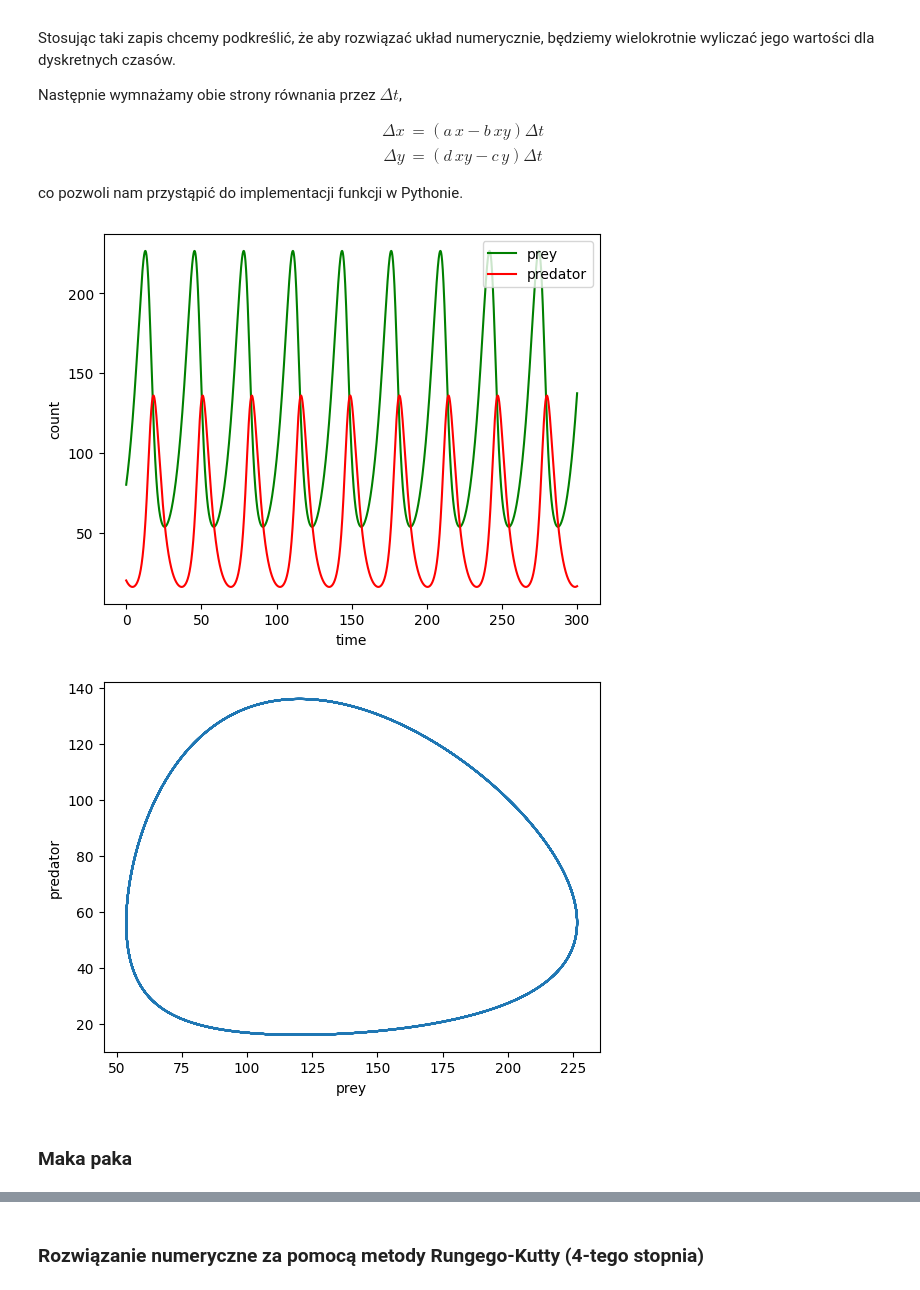
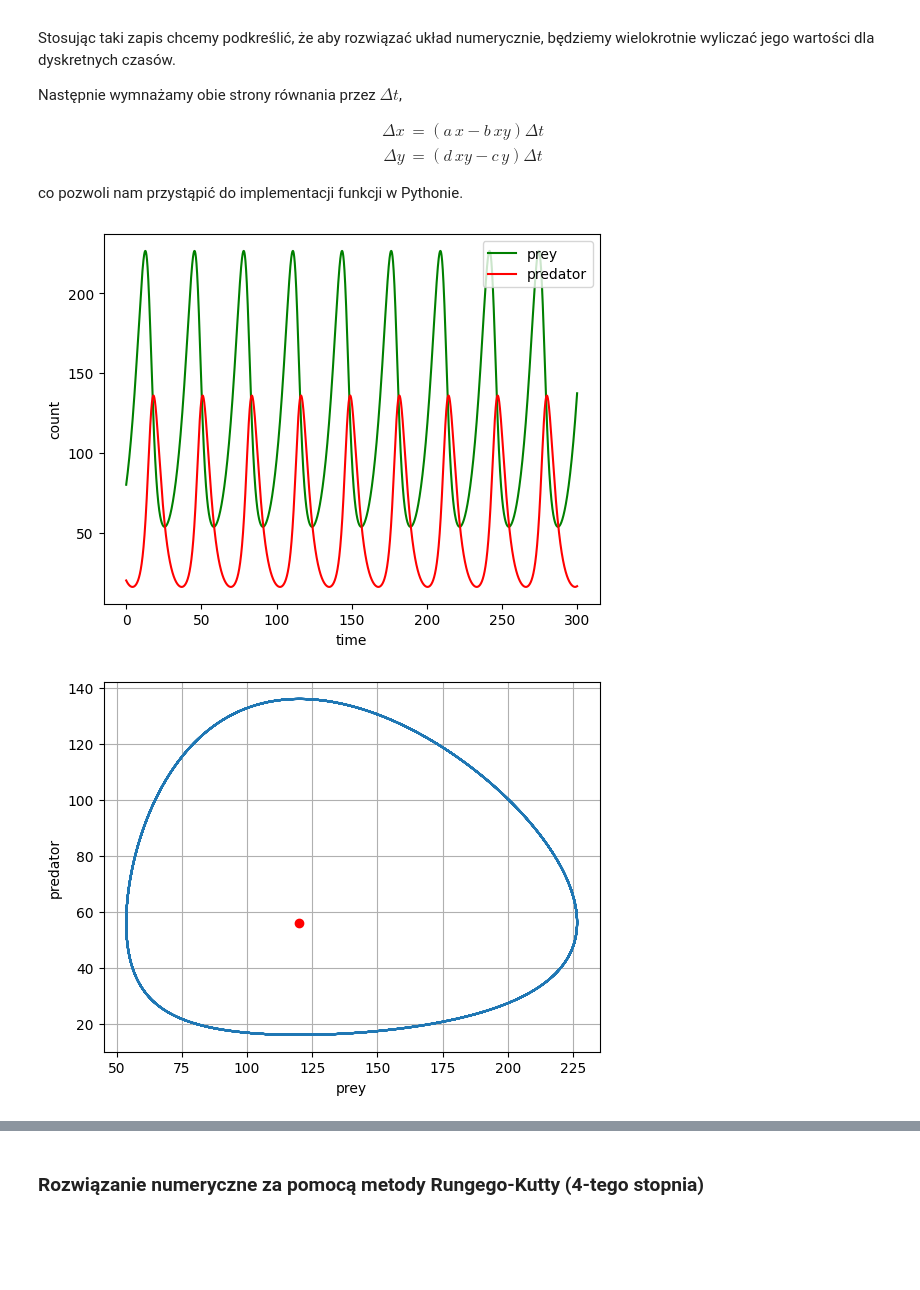
Before and after one commit to definitelynotbercik/Lotka-Volterra, a Jupyter notebook: main.ipynb, the cells around one changed output, grey strips where cells are left out. Drawn from its saved outputs; the diff is of its cells as text; code cells hidden in the pictures; blank space fills up the shorter version.

```diff
--- a/main.ipynb
+++ b/main.ipynb
@@ -209,35 +269,37 @@ def predator_prey_euler(x_0, y_0, a, b, d, c, t_end, delta_t):
         x.append(next_x)
 
         next_y = y[-1] + (d*x[-1]*y[-1] - c*y[-1])*delta_t #aktualne y + delta y
         y.append(next_y)
 
-    return x, y, t
+    return x, y, t, max(x), max(y)
 
 a = 0.14
 b = 0.0025
 d = 0.0025
 c = 0.3
 h = 0.01
+x0 = 80
+y0 = 20
 
-x, y, t = predator_prey_euler(80, 20, a, b, d, c, 300, h)
+x, y, t, max_x, max_y = predator_prey_euler(x0, y0, a, b, d, c, 300, h)
 
 #rysowanie wykresów
 f, ax = plt.subplots(1)
 
 fig1 = ax.plot(t, x, color="g", label="prey")
 fig2 = ax.plot(t, y, color="r", label="predator")
 
 ax.set_ylabel("count")
 ax.set_xlabel("time")
 ax.legend(labels=["prey", "predator"], loc="upper right")
 plt.show()
 
 plt.plot(x, y)
+plt.plot(c/d,a/b,"ro")
 plt.xlabel("prey")
 plt.ylabel("predator")
+plt.grid()
 plt.show()
 # %% [output]
 [figure]
-[figure, old version]
+[figure, new version]
-# %% [markdown]
-### Maka paka
```
Also changed, not shown: parts of 15 cells of this notebook, 2 other files.
